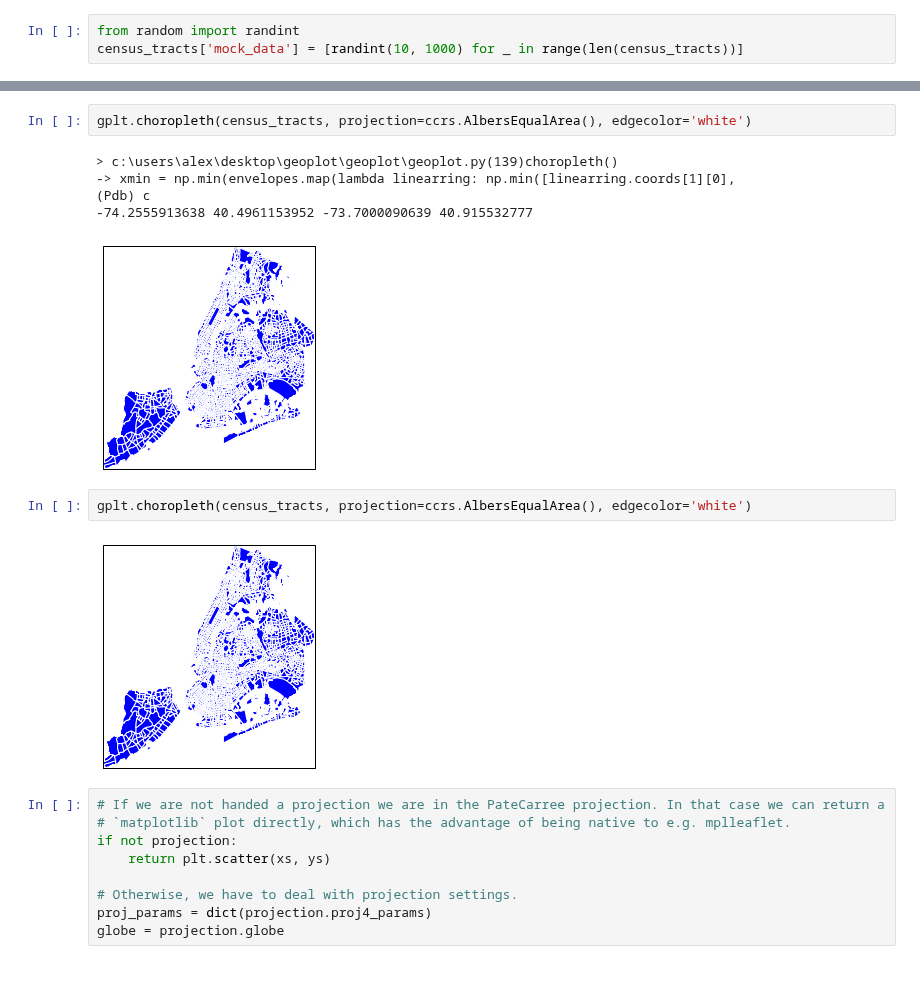
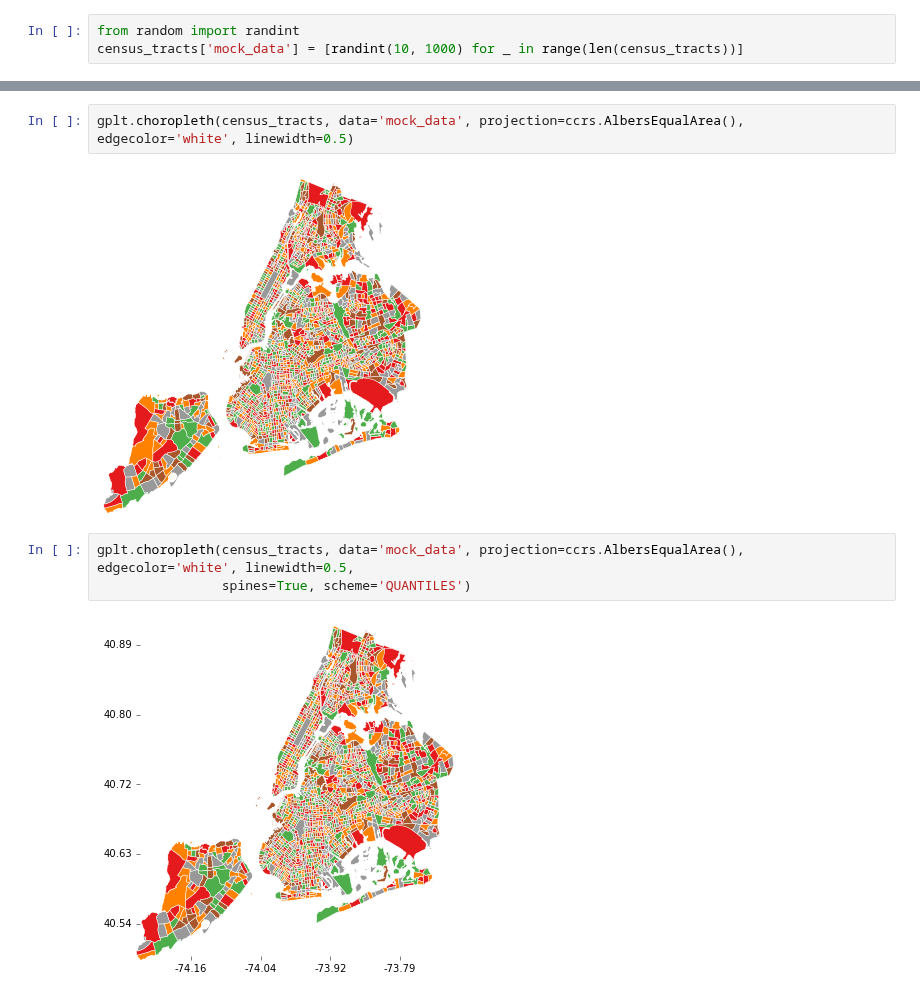
Before and after one commit to ResidentMario/geoplot, a Jupyter notebook: dev.ipynb, the cells around one changed output, grey strips where cells are left out. Drawn from its saved outputs; the diff is of its cells as text.

Commit message:
Choropleth coloring, axes, ticks.

```diff
--- a/dev.ipynb
+++ b/dev.ipynb
@@ -63,21 +50,9 @@ dtype: object
 # %%
-gplt.choropleth(census_tracts, projection=ccrs.AlbersEqualArea(), edgecolor='white')
+gplt.choropleth(census_tracts, data='mock_data', projection=ccrs.AlbersEqualArea(), edgecolor='white', linewidth=0.5)
 # %% [output]
-> c:\users\alex\desktop\geoplot\geoplot\geoplot.py(139)choropleth()
--> xmin = np.min(envelopes.map(lambda linearring: np.min([linearring.coords[1][0],
-(Pdb) c
--74.2555913638 40.4961153952 -73.7000090639 40.915532777
-[figure, old version]
+[figure, new version]
 # %%
-gplt.choropleth(census_tracts, projection=ccrs.AlbersEqualArea(), edgecolor='white')
+gplt.choropleth(census_tracts, data='mock_data', projection=ccrs.AlbersEqualArea(), edgecolor='white', linewidth=0.5,
+                spines=True, scheme='QUANTILES')
 # %% [output]
-[figure, old version]
+[figure, new version]
-# %%
-# If we are not handed a projection we are in the PateCarree projection. In that case we can return a
-# `matplotlib` plot directly, which has the advantage of being native to e.g. mplleaflet.
-if not projection:
-    return plt.scatter(xs, ys)
-
-# Otherwise, we have to deal with projection settings.
-proj_params = dict(projection.proj4_params)
-globe = projection.globe
```
Also changed, not shown: parts of 4 cells of this notebook, 2 other files.
